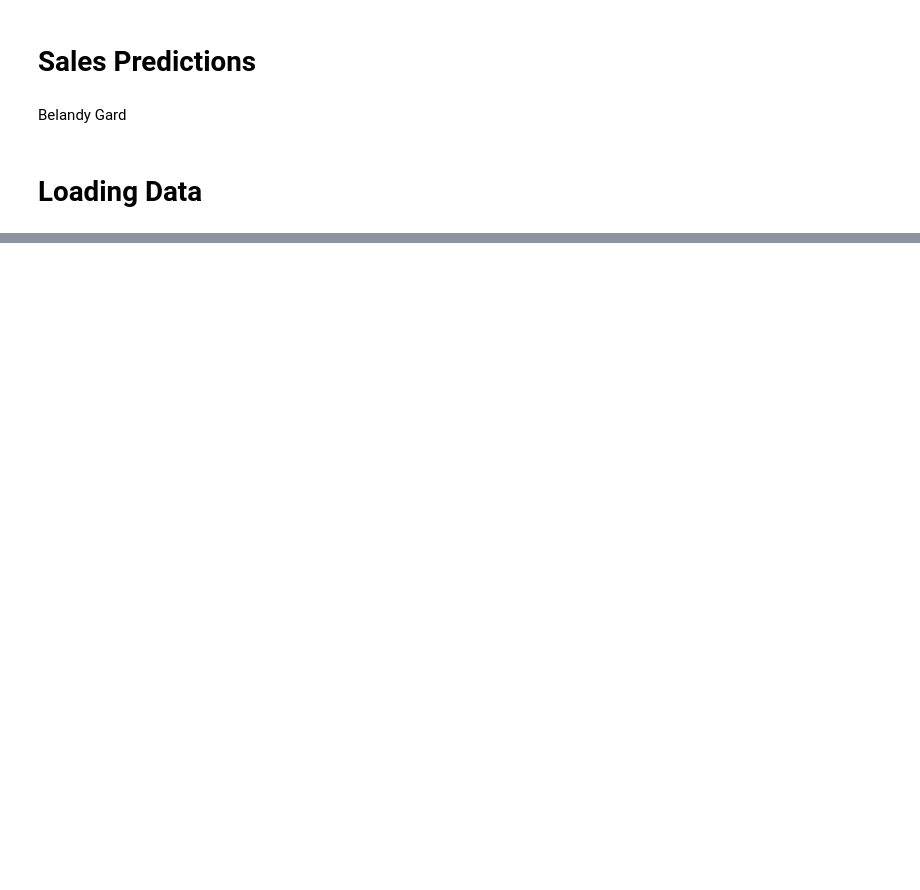
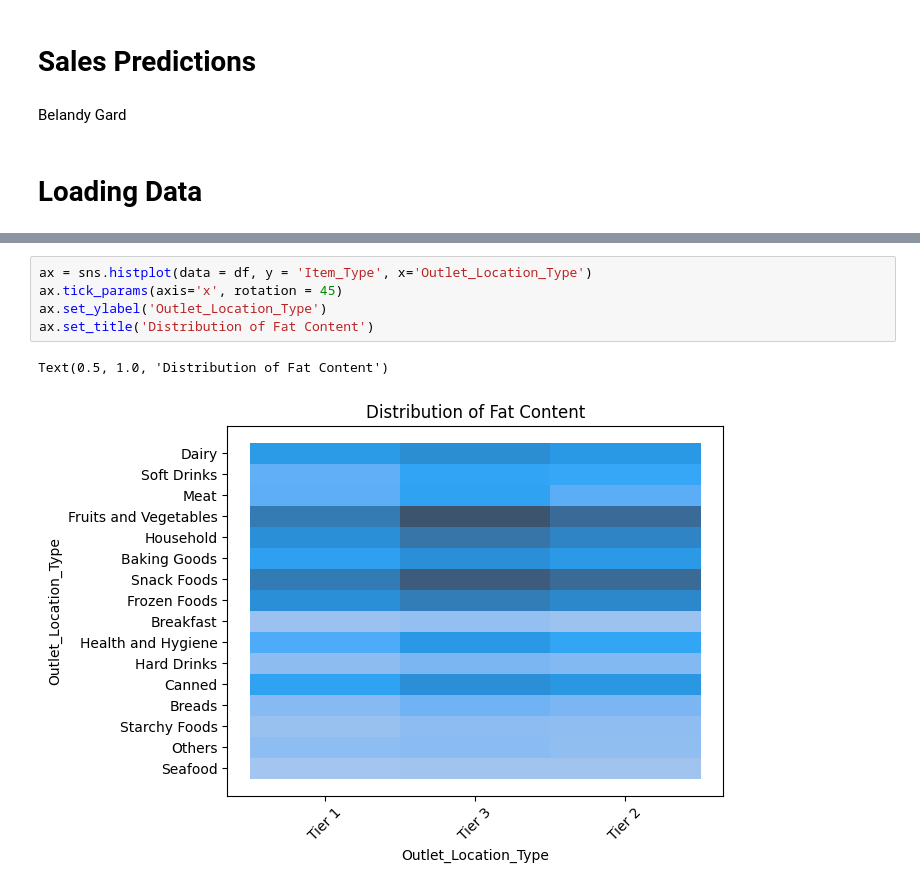
Before and after one commit to BelandyG/Food-Sales-prediction-project, a Jupyter notebook: Sales_Predictions.ipynb, the cells around one changed output, grey strips where cells are left out. Drawn from its saved outputs; the diff is of its cells as text; blank space fills up the shorter version.

```diff
--- a/Sales_Predictions.ipynb
+++ b/Sales_Predictions.ipynb
@@ -14,0 +294,8 @@ Belandy Gard
+# %%
+ax = sns.histplot(data = df, y = 'Item_Type', x='Outlet_Location_Type')
+ax.tick_params(axis='x', rotation = 45)
+ax.set_ylabel('Outlet_Location_Type')
+ax.set_title('Distribution of Fat Content')
+# %% [output]
+Text(0.5, 1.0, 'Distribution of Fat Content')
+[figure, added]
```
Also changed, not shown: parts of 117 cells of this notebook.
